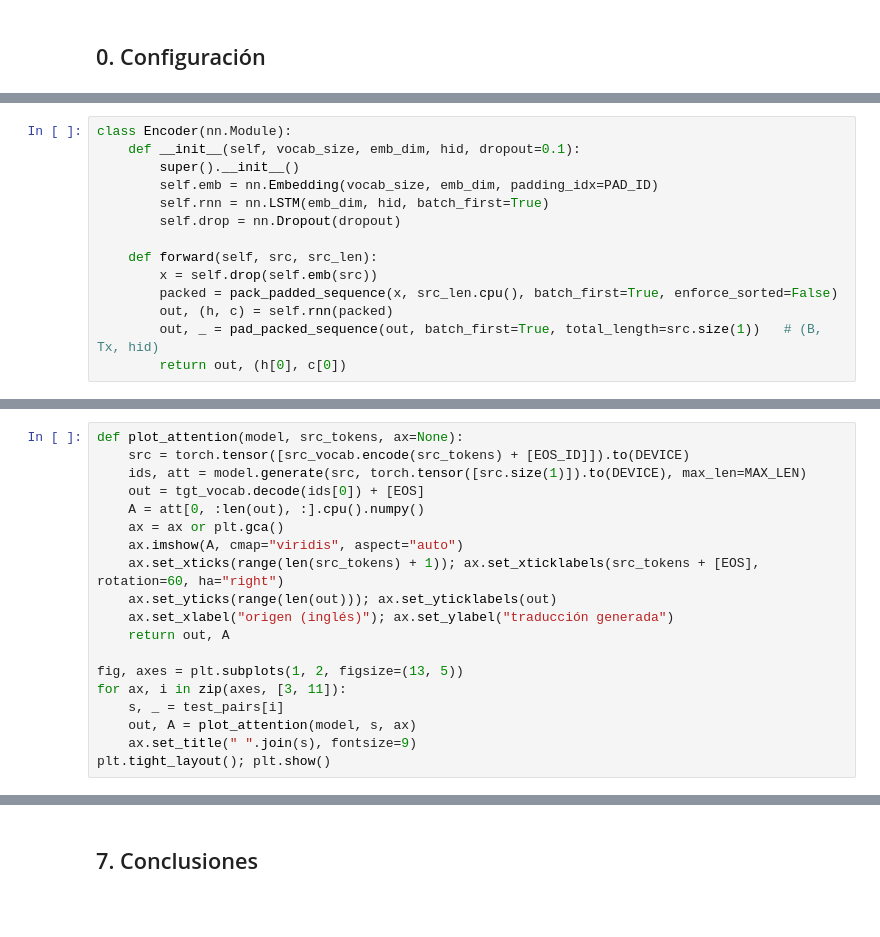
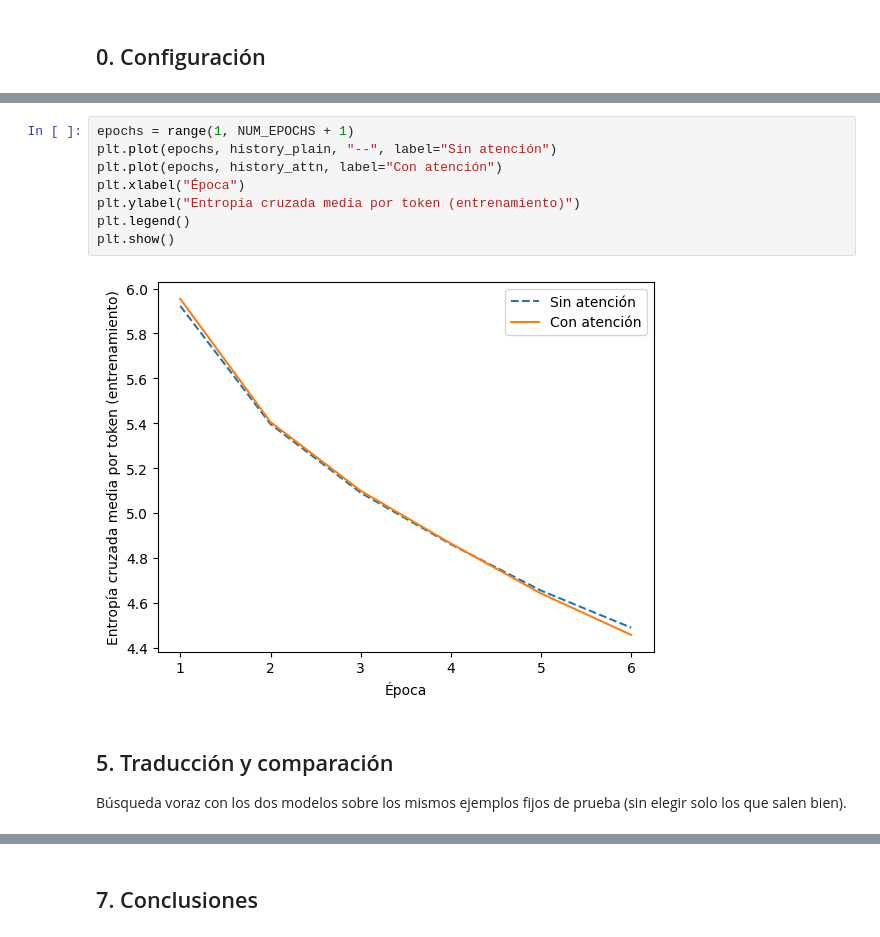
Before and after one commit to Agustin-Casebonne/PLN, a Jupyter notebook: practica4/Practica_LSTM_Bahdanau.ipynb, the cells around one changed output, grey strips where cells are left out. Drawn from its saved outputs; the diff is of its cells as text; blank space fills up the shorter version.

```diff
--- a/practica4/Practica_LSTM_Bahdanau.ipynb
+++ b/practica4/Practica_LSTM_Bahdanau.ipynb
@@ -138,14 +14,0 @@ LSTM que ignora el relleno con `pack_padded_sequence`. A diferencia del seq2seq
-# %%
-class Encoder(nn.Module):
-    def __init__(self, vocab_size, emb_dim, hid, dropout=0.1):
-        super().__init__()
-        self.emb = nn.Embedding(vocab_size, emb_dim, padding_idx=PAD_ID)
-        self.rnn = nn.LSTM(emb_dim, hid, batch_first=True)
-        self.drop = nn.Dropout(dropout)
-
-    def forward(self, src, src_len):
-        x = self.drop(self.emb(src))
-        packed = pack_padded_sequence(x, src_len.cpu(), batch_first=True, enforce_sorted=False)
-        out, (h, c) = self.rnn(packed)
-        out, _ = pad_packed_sequence(out, batch_first=True, total_length=src.size(1))   # (B, Tx, hid)
-        return out, (h[0], c[0])
@@ -330,19 +218,0 @@ Cada fila es una palabra generada y cada columna una palabra de la frase origen.
-# %%
-def plot_attention(model, src_tokens, ax=None):
-    src = torch.tensor([src_vocab.encode(src_tokens) + [EOS_ID]]).to(DEVICE)
-    ids, att = model.generate(src, torch.tensor([src.size(1)]).to(DEVICE), max_len=MAX_LEN)
-    out = tgt_vocab.decode(ids[0]) + [EOS]
-    A = att[0, :len(out), :].cpu().numpy()
-    ax = ax or plt.gca()
-    ax.imshow(A, cmap="viridis", aspect="auto")
-    ax.set_xticks(range(len(src_tokens) + 1)); ax.set_xticklabels(src_tokens + [EOS], rotation=60, ha="right")
-    ax.set_yticks(range(len(out))); ax.set_yticklabels(out)
-    ax.set_xlabel("origen (inglés)"); ax.set_ylabel("traducción generada")
-    return out, A
-
-fig, axes = plt.subplots(1, 2, figsize=(13, 5))
-for ax, i in zip(axes, [3, 11]):
-    s, _ = test_pairs[i]
-    out, A = plot_attention(model, s, ax)
-    ax.set_title(" ".join(s), fontsize=9)
-plt.tight_layout(); plt.show()
@@ -348,0 +419,14 @@ plt.tight_layout(); plt.show()
+# %%
+epochs = range(1, NUM_EPOCHS + 1)
+plt.plot(epochs, history_plain, "--", label="Sin atención")
+plt.plot(epochs, history_attn, label="Con atención")
+plt.xlabel("Época")
+plt.ylabel("Entropía cruzada media por token (entrenamiento)")
+plt.legend()
+plt.show()
+# %% [output]
+[figure, added]
+# %% [markdown]
+## 5. Traducción y comparación
+
+Búsqueda voraz con los dos modelos sobre los mismos ejemplos fijos de prueba (sin elegir solo los que salen bien).
```
Also changed, not shown: parts of 29 cells of this notebook, 1 other file.
